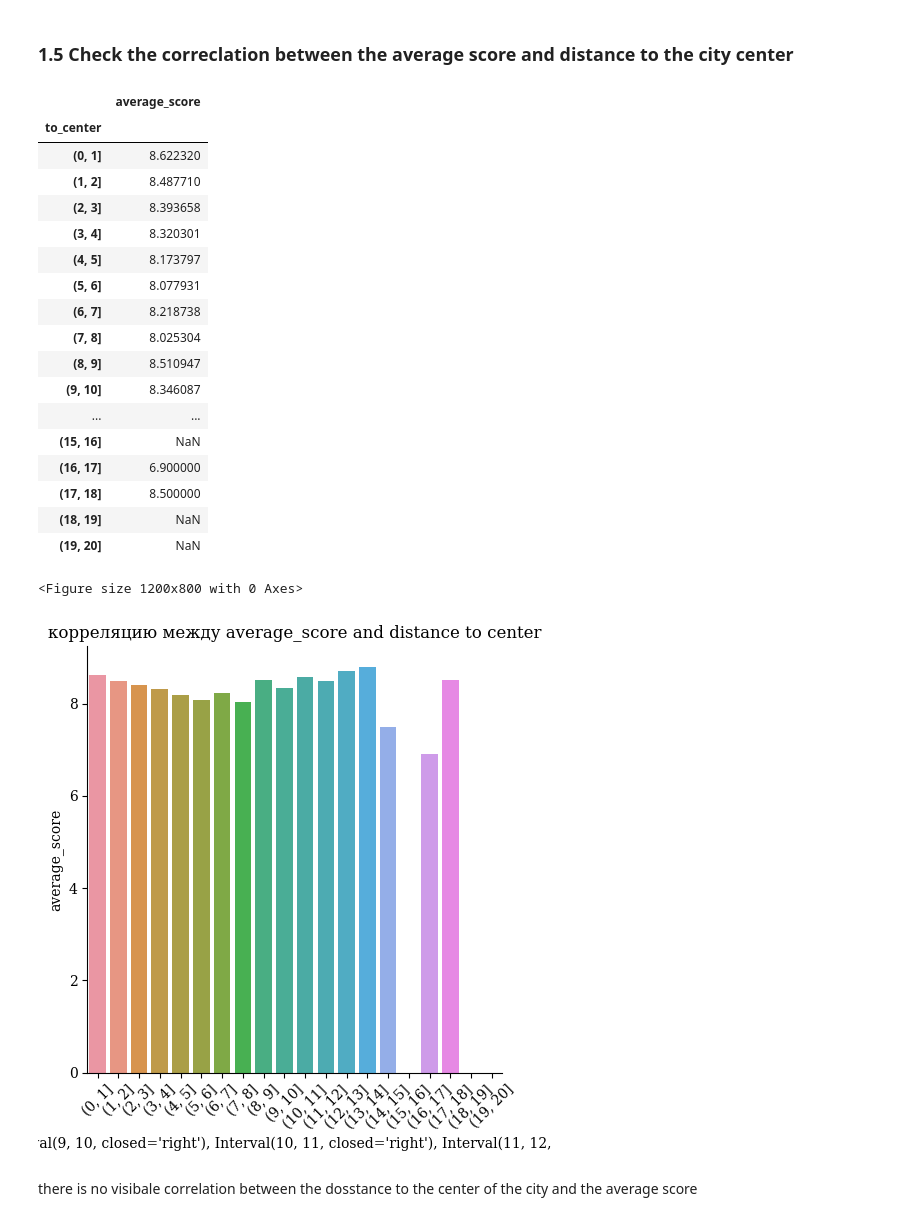
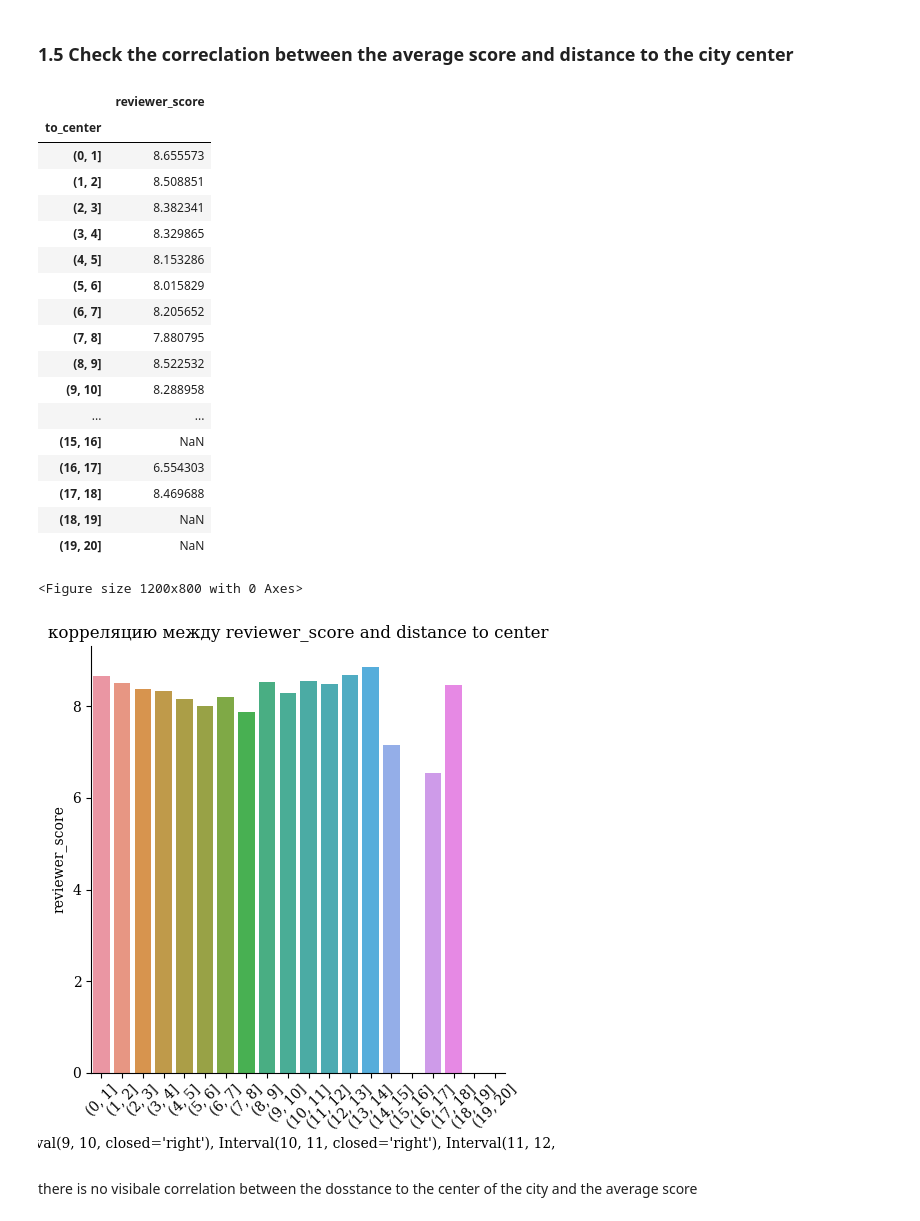
Before and after one commit to kdunaev-a10/SkillFactory-DTS, a Jupyter notebook: project_3/EDA_Project_3_model.ipynb, the cells around one changed output. Drawn from its saved outputs; the diff is of its cells as text; code cells hidden in the pictures.

```diff
--- a/project_3/EDA_Project_3_model.ipynb
+++ b/project_3/EDA_Project_3_model.ipynb
@@ -445,7 +453,7 @@ display(hotels[(hotels['coordinates_true'] == 0)] )
 ### 1.5 Check the correclation between the average score and distance to the city center
 # %%
 
-df = pd.DataFrame({'average_score': hotels['average_score'].groupby(
+df = pd.DataFrame({'reviewer_score': hotels['reviewer_score'].groupby(
    pd.cut(hotels['to_center'],np.arange(0, 21, 1))
    ).agg('mean')})
 
@@ -457,49 +465,49 @@ df = pd.DataFrame({'average_score': hotels['average_score'].groupby(
 display(df)
 index = df.index.to_list()
 
 #display(hotels['total_number_of_reviews_reviewer_has_given'].groupby(
 #   pd.cut(hotels['total_number_of_reviews_reviewer_has_given'],
 #   np.arange(0, 500, 50))
 #   ).agg('count'))
 
 # Создание меток категориий
 #labels = ['{0} - {1}'.format(i, i + 9) for i in range(0, int(hotels['to_center'].max()), 5)]
 labels = ['{0} - {1}'.format(i, i + 1) for i in range(0, 20, 1)]
 #display(labels)
 
 # Создание признака категорий
 #df['value_group'] = pd.cut(df.value, range(0, 21, 1), right=False, labels=labels)
 df = df.fillna(0)
 #display(df)
 
 fig = plt.figure(figsize=(12, 8))
-ax = sns.catplot(data=df, x=index, y='average_score', kind="bar")
+ax = sns.catplot(data=df, x=index, y='reviewer_score', kind="bar")
 plt.xticks(rotation=45)
 #ax.set_xticklabels(ax.get_xticklabels(),rotation = 30)
-plt.title('корреляцию между average_score and distance to center')
+plt.title('корреляцию между reviewer_score and distance to center')
 experiment.log_figure(figure=plt)
 plt.show()
 # %% [output]
-|  | average_score |
+|  | reviewer_score |
 | to_center |  |
-| (0, 1] | 8.622320 |
-| (1, 2] | 8.487710 |
-| (2, 3] | 8.393658 |
-| (3, 4] | 8.320301 |
-| (4, 5] | 8.173797 |
-| (5, 6] | 8.077931 |
-| (6, 7] | 8.218738 |
-| (7, 8] | 8.025304 |
-| (8, 9] | 8.510947 |
-| (9, 10] | 8.346087 |
+| (0, 1] | 8.655573 |
+| (1, 2] | 8.508851 |
+| (2, 3] | 8.382341 |
+| (3, 4] | 8.329865 |
+| (4, 5] | 8.153286 |
+| (5, 6] | 8.015829 |
+| (6, 7] | 8.205652 |
+| (7, 8] | 7.880795 |
+| (8, 9] | 8.522532 |
+| (9, 10] | 8.288958 |
 | ... | ... |
 | (15, 16] | NaN |
-| (16, 17] | 6.900000 |
-| (17, 18] | 8.500000 |
+| (16, 17] | 6.554303 |
+| (17, 18] | 8.469688 |
 | (18, 19] | NaN |
 | (19, 20] | NaN |
 <Figure size 1200x800 with 0 Axes>
-[figure, old version]
+[figure, new version]
 # %% [markdown]
 there is no visibale correlation between the dosstance to the center of the city  and the average score
 # %% [markdown]
```
Also changed, not shown: parts of 31 cells of this notebook.
